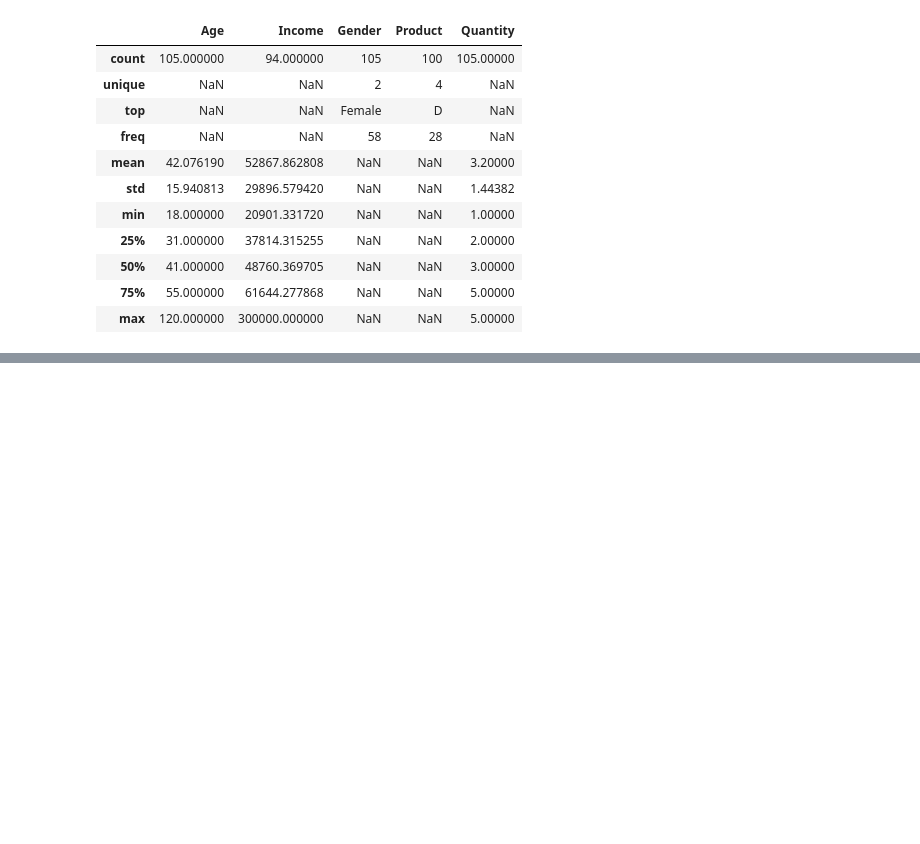
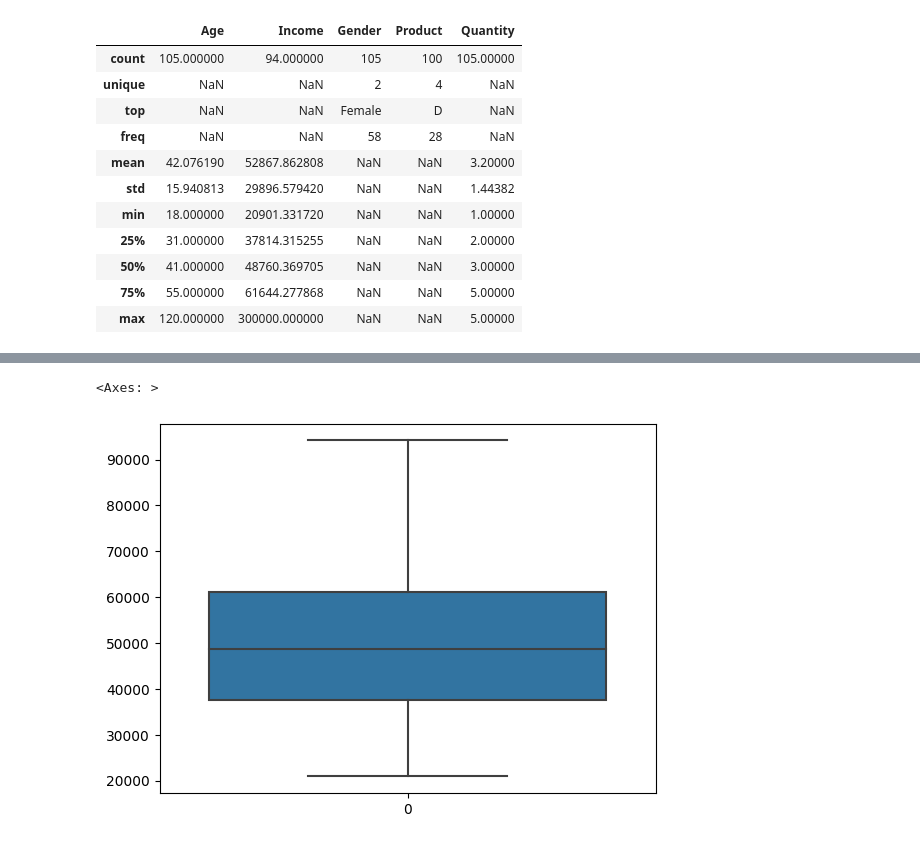
Before and after one commit to LuyiLiuAmber/Luyi, a Jupyter notebook: messydatanotebook.ipynb, the cells around one changed output, grey strips where cells are left out. Drawn from its saved outputs; the diff is of its cells as text; code cells hidden in the pictures; blank space fills up the shorter version.

```diff
--- a/messydatanotebook.ipynb
+++ b/messydatanotebook.ipynb
@@ -94,0 +130,9 @@ Note: you may need to restart the kernel to use updated packages.
+# %%
+# outlier drop
+df.drop(99, axis=0, inplace=True)
+# %%
+#check
+sns.boxplot(df["Income"])
+# %% [output]
+<Axes: >
+[figure, added]
```
Also changed, not shown: parts of 17 cells of this notebook.
